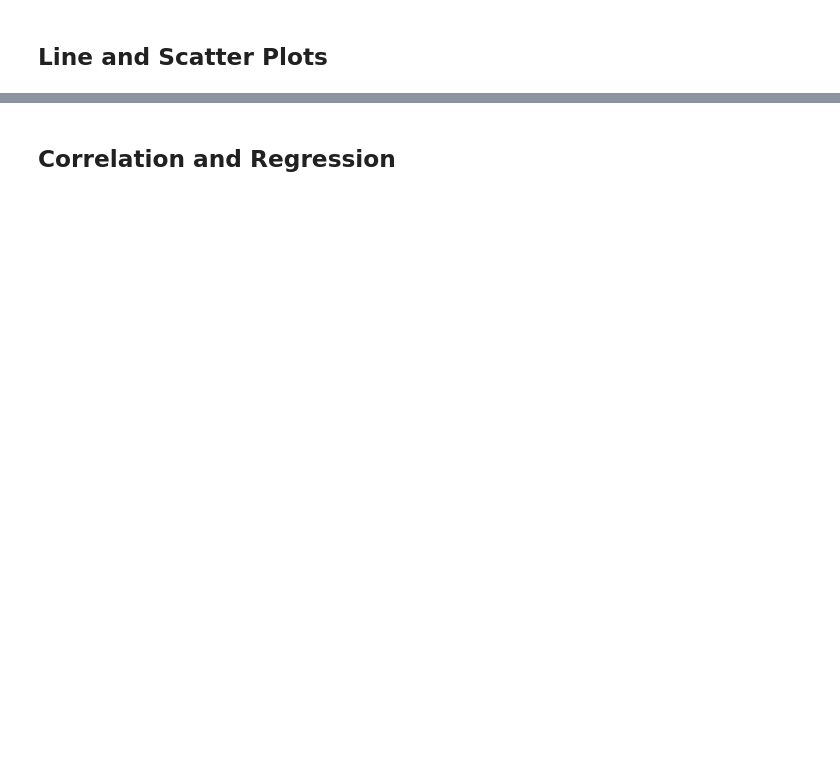
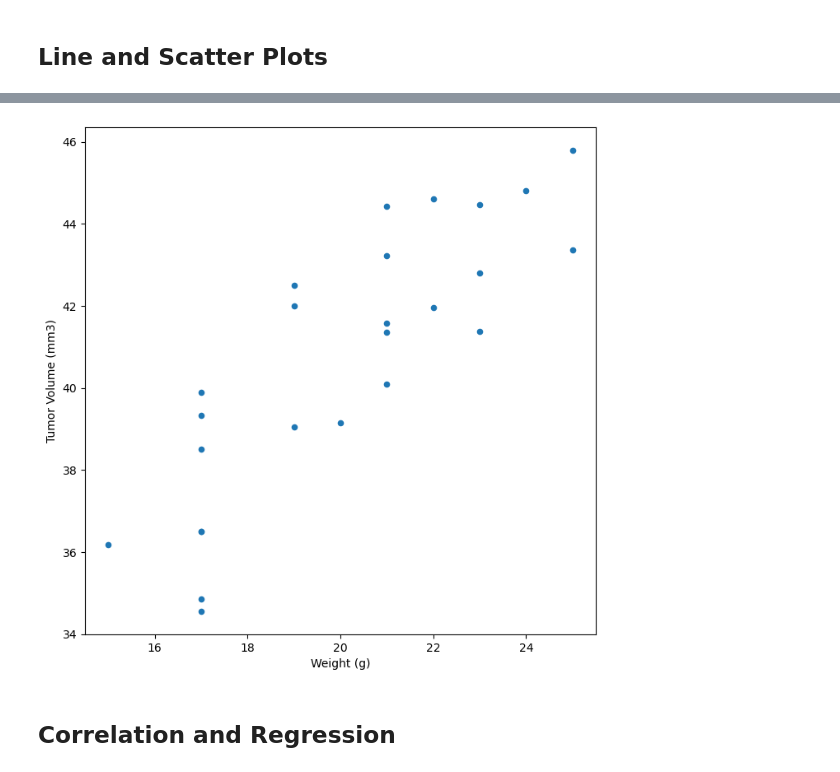
Before and after one commit to soumyaranjanswaincan/data_visualization, a Jupyter notebook: pymaceuticals_starter.ipynb, the cells around one changed output, grey strips where cells are left out. Saved outputs shown, nothing was run; the diff lists cells and outputs as text; code cells hidden in the pictures; blank space fills up the shorter version.

```diff
--- a/pymaceuticals_starter.ipynb
+++ b/pymaceuticals_starter.ipynb
@@ -256,5 +313,12 @@ plt.show()
 # %%
 # Generate a scatter plot of mouse weight vs. the average observed tumor volume for the entire Capomulin regimen
+clean_df_Capomulin = clean_df[clean_df['Drug Regimen']=='Capomulin']
+mean_tumor_volume_and_Weight = pd.DataFrame(clean_df_Capomulin.groupby(['Mouse ID','Weight (g)'])['Tumor Volume (mm3)'].mean())
+mean_tumor_volume_and_Weight = mean_tumor_volume_and_Weight.reset_index()
+mean_tumor_volume_and_Weight.plot(kind="scatter", x="Weight (g)", y="Tumor Volume (mm3)", grid=False, figsize=(8,8),title="")
+plt.show()
+# %% [output]
+[figure, added]
 # %% [markdown]
 ## Correlation and Regression
 # %%
```
Also changed, not shown: parts of 5 cells of this notebook.
